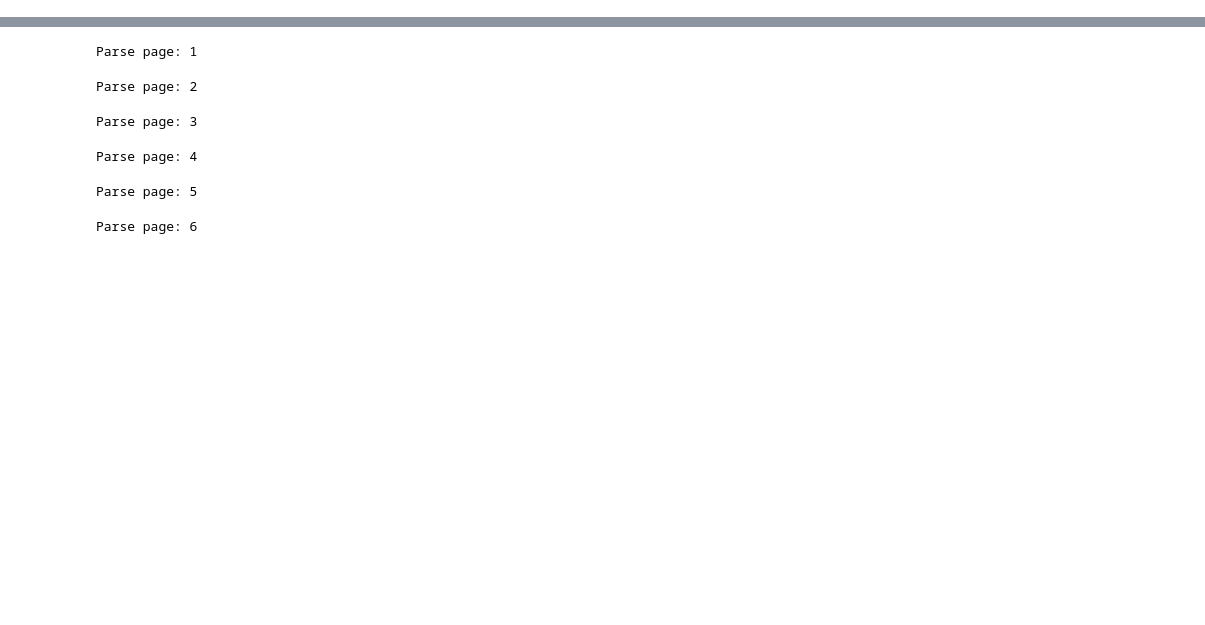
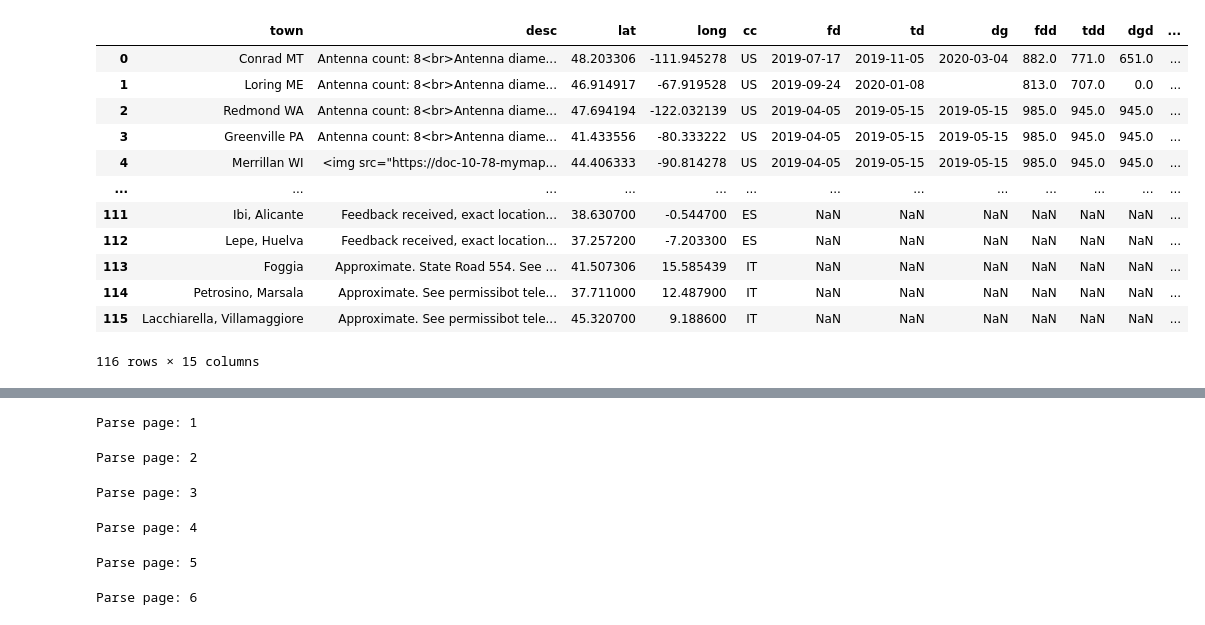
Before and after one commit to Rakagami/datascience_satellites_and_me, a Jupyter notebook: maps.ipynb, the cells around one changed output, grey strips where cells are left out. Drawn from its saved outputs; the diff is of its cells as text; code cells hidden in the pictures; blank space fills up the shorter version.

```diff
--- a/maps.ipynb
+++ b/maps.ipynb
@@ -15,0 +23,40 @@ from bs4 import BeautifulSoup
+# %%
+# Manually written logic to classify basestation sources
+def tag_sourcetype(row):
+    desc = row["desc"]
+    if("fcc.report" in desc
+        or "web.acma.gov.au" in desc
+        or "rrf.rsm.govt.nz" in desc):
+        row["srctype"] = "filing"
+    elif("whatdotheyknow.com" in desc
+        or "arcep.fir" in desc
+        or "t.me" in desc
+        or "legales.elmostrador.cl" in desc
+        or "bip.uke.gov.pl" in desc):
+        row["srctype"] = "filing2"
+    else:
+        row["srctype"] = "crowdsourced"
+# %%
+with open("data/gsdata/satellitemap_basestations.json", "r") as bs_file:
+    basestation_json = json.loads(bs_file.read())
+
+basestations = basestation_json["basestations"]
+for b in basestations:
+    tag_sourcetype(b)
+slgs_df = pd.DataFrame.from_dict(basestations)
+slgs_df.rename(columns={'lng':'long'}, inplace=True)
+slgs_df
+# %% [output]
+|  | town | desc | lat | long | cc | fd | td | dg | fdd | tdd | dgd | ... |
+| 0 | Conrad MT | Antenna count: 8<br>Antenna diame... | 48.203306 | -111.945278 | US | 2019-07-17 | 2019-11-05 | 2020-03-04 | 882.0 | 771.0 | 651.0 | ... |
+| 1 | Loring ME | Antenna count: 8<br>Antenna diame... | 46.914917 | -67.919528 | US | 2019-09-24 | 2020-01-08 |  | 813.0 | 707.0 | 0.0 | ... |
+| 2 | Redmond WA | Antenna count: 8<br>Antenna diame... | 47.694194 | -122.032139 | US | 2019-04-05 | 2019-05-15 | 2019-05-15 | 985.0 | 945.0 | 945.0 | ... |
+| 3 | Greenville PA | Antenna count: 8<br>Antenna diame... | 41.433556 | -80.333222 | US | 2019-04-05 | 2019-05-15 | 2019-05-15 | 985.0 | 945.0 | 945.0 | ... |
+| 4 | Merrillan WI | <img src="https://doc-10-78-mymap... | 44.406333 | -90.814278 | US | 2019-04-05 | 2019-05-15 | 2019-05-15 | 985.0 | 945.0 | 945.0 | ... |
+| ... | ... | ... | ... | ... | ... | ... | ... | ... | ... | ... | ... | ... |
+| 111 | Ibi, Alicante | Feedback received, exact location... | 38.630700 | -0.544700 | ES | NaN | NaN | NaN | NaN | NaN | NaN | ... |
+| 112 | Lepe, Huelva | Feedback received, exact location... | 37.257200 | -7.203300 | ES | NaN | NaN | NaN | NaN | NaN | NaN | ... |
+| 113 | Foggia | Approximate. State Road 554. See ... | 41.507306 | 15.585439 | IT | NaN | NaN | NaN | NaN | NaN | NaN | ... |
+| 114 | Petrosino, Marsala | Approximate. See permissibot tele... | 37.711000 | 12.487900 | IT | NaN | NaN | NaN | NaN | NaN | NaN | ... |
+| 115 | Lacchiarella, Villamaggiore | Approximate. See permissibot tele... | 45.320700 | 9.188600 | IT | NaN | NaN | NaN | NaN | NaN | NaN | ... |
+116 rows × 15 columns
```
Also changed, not shown: parts of 12 cells of this notebook, 3 other files.
